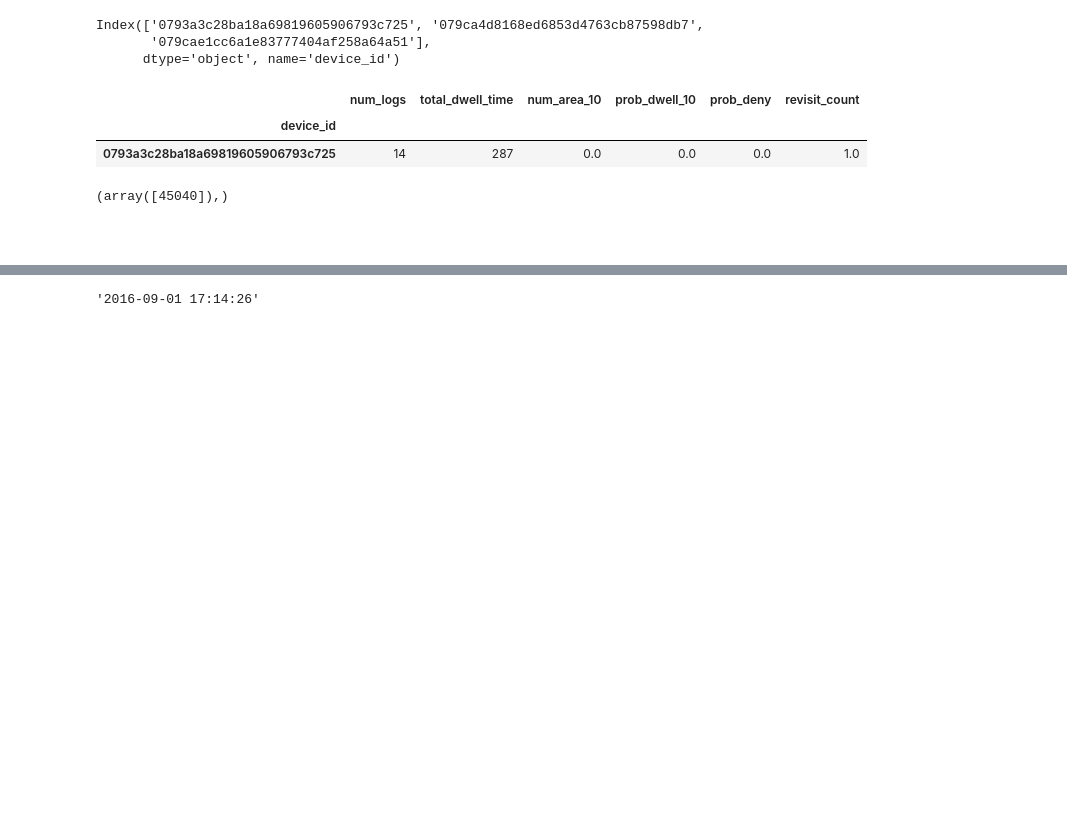
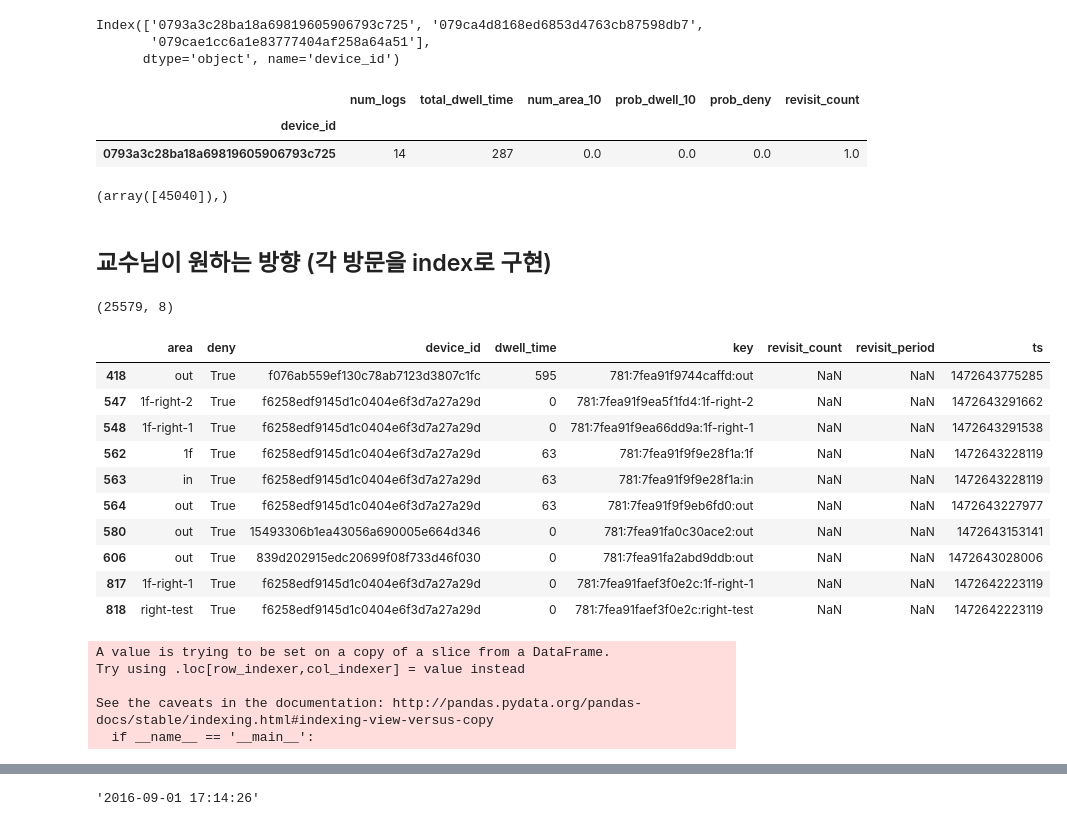
Before and after one commit to Yoo-Ju/MSRA_proposal_wifi_log, a Jupyter notebook: notebook/Supervised_model(basic_features).ipynb, the cells around one changed output, grey strips where cells are left out. Drawn from its saved outputs; the diff is of its cells as text; code cells hidden in the pictures; blank space fills up the shorter version.

```diff
--- a/notebook/Supervised_model(basic_features).ipynb
+++ b/notebook/Supervised_model(basic_features).ipynb
@@ -1139,5 +1141,31 @@ df2.loc[df2.index == '0793a3c28ba18a69819605906793c725']
 np.where(device_ids =='0793a3c28ba18a69819605906793c725')
 # %% [output]
 (array([45040]),)
-# %% [markdown]
-###
+# %% [markdown]
+## 교수님이 원하는 방향 (각 방문을 index로 구현)
+# %%
+df_toy.shape
+# %% [output]
+(25579, 8)
+# %%
+df_toy.head(10)
+# %% [output]
+|  | area | deny | device_id | dwell_time | key | revisit_count | revisit_period | ts |
+| 418 | out | True | f076ab559ef130c78ab7123d3807c1fc | 595 | 781:7fea91f9744caffd:out | NaN | NaN | 1472643775285 |
+| 547 | 1f-right-2 | True | f6258edf9145d1c0404e6f3d7a27a29d | 0 | 781:7fea91f9ea5f1fd4:1f-right-2 | NaN | NaN | 1472643291662 |
+| 548 | 1f-right-1 | True | f6258edf9145d1c0404e6f3d7a27a29d | 0 | 781:7fea91f9ea66dd9a:1f-right-1 | NaN | NaN | 1472643291538 |
+| 562 | 1f | True | f6258edf9145d1c0404e6f3d7a27a29d | 63 | 781:7fea91f9f9e28f1a:1f | NaN | NaN | 1472643228119 |
+| 563 | in | True | f6258edf9145d1c0404e6f3d7a27a29d | 63 | 781:7fea91f9f9e28f1a:in | NaN | NaN | 1472643228119 |
+| 564 | out | True | f6258edf9145d1c0404e6f3d7a27a29d | 63 | 781:7fea91f9f9eb6fd0:out | NaN | NaN | 1472643227977 |
+| 580 | out | True | 15493306b1ea43056a690005e664d346 | 0 | 781:7fea91fa0c30ace2:out | NaN | NaN | 1472643153141 |
+| 606 | out | True | 839d202915edc20699f08f733d46f030 | 0 | 781:7fea91fa2abd9ddb:out | NaN | NaN | 1472643028006 |
+| 817 | 1f-right-1 | True | f6258edf9145d1c0404e6f3d7a27a29d | 0 | 781:7fea91faef3f0e2c:1f-right-1 | NaN | NaN | 1472642223119 |
+| 818 | right-test | True | f6258edf9145d1c0404e6f3d7a27a29d | 0 | 781:7fea91faef3f0e2c:right-test | NaN | NaN | 1472642223119 |
+# %%
+df_toy['date'] = df_toy['ts'] // 86400000
+# %% [output]
+A value is trying to be set on a copy of a slice from a DataFrame.
+Try using .loc[row_indexer,col_indexer] = value instead
+
+See the caveats in the documentation: http://pandas.pydata.org/pandas-docs/stable/indexing.html#indexing-view-versus-copy
+  if __name__ == '__main__':
```
Also changed, not shown: parts of 15 cells of this notebook.
